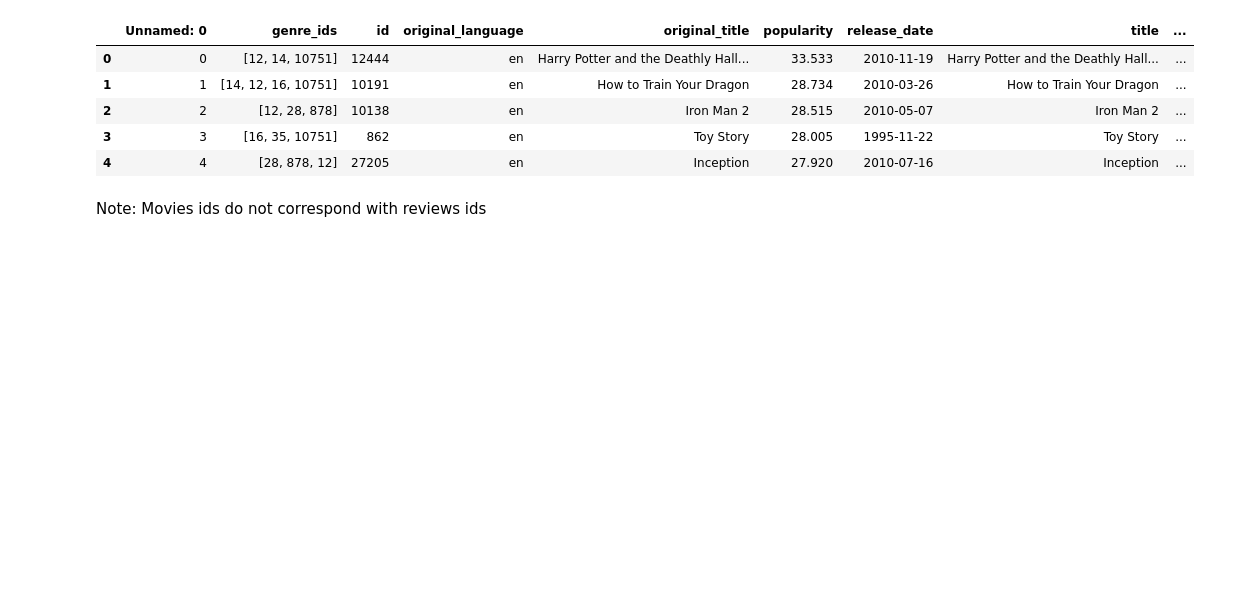
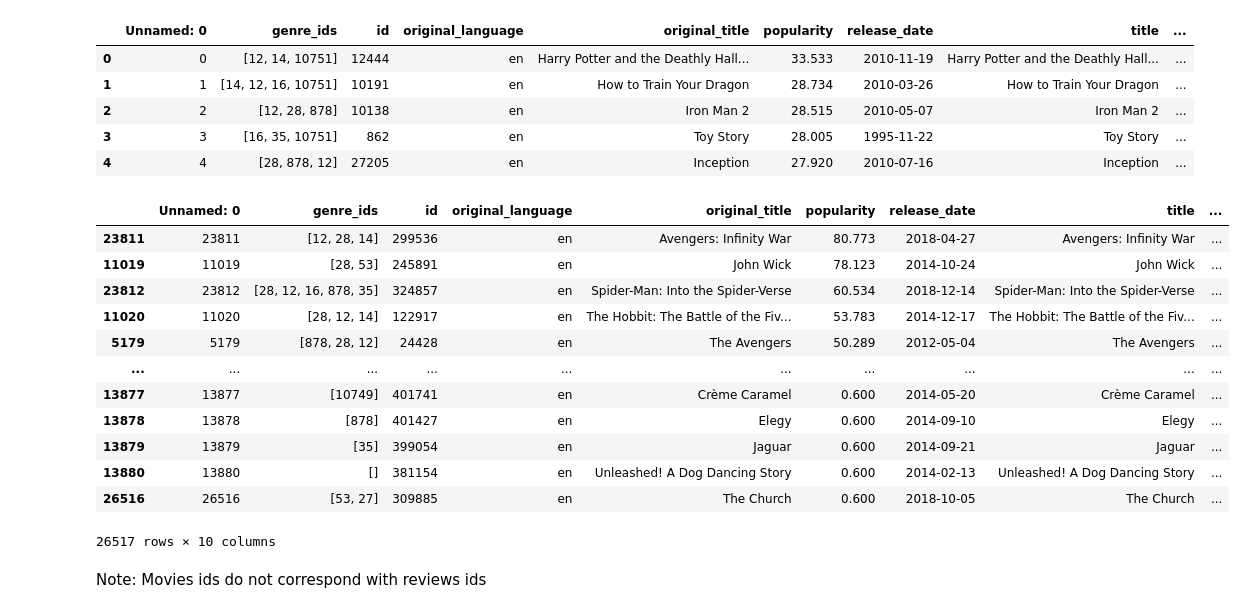
Before and after one commit to abwilliamss/AIAcademy-capstone, a Jupyter notebook: Saniya's Initial Data Analysis.ipynb, the cells around one changed output. Cells and saved outputs as stored; diff of their text form; code cells hidden in the pictures; blank space fills up the shorter version.

```diff
--- a/Saniya's Initial Data Analysis.ipynb
+++ b/Saniya's Initial Data Analysis.ipynb
@@ -47,6 +47,22 @@ movies.head()
 | 2 | 2 | [12, 28, 878] | 10138 | en | Iron Man 2 | 28.515 | 2010-05-07 | Iron Man 2 | ... |
 | 3 | 3 | [16, 35, 10751] | 862 | en | Toy Story | 28.005 | 1995-11-22 | Toy Story | ... |
 | 4 | 4 | [28, 878, 12] | 27205 | en | Inception | 27.920 | 2010-07-16 | Inception | ... |
+# %%
+movies.sort_values('popularity', ascending=[False])
+# %% [output]
+|  | Unnamed: 0 | genre_ids | id | original_language | original_title | popularity | release_date | title | ... |
+| 23811 | 23811 | [12, 28, 14] | 299536 | en | Avengers: Infinity War | 80.773 | 2018-04-27 | Avengers: Infinity War | ... |
+| 11019 | 11019 | [28, 53] | 245891 | en | John Wick | 78.123 | 2014-10-24 | John Wick | ... |
+| 23812 | 23812 | [28, 12, 16, 878, 35] | 324857 | en | Spider-Man: Into the Spider-Verse | 60.534 | 2018-12-14 | Spider-Man: Into the Spider-Verse | ... |
+| 11020 | 11020 | [28, 12, 14] | 122917 | en | The Hobbit: The Battle of the Fiv... | 53.783 | 2014-12-17 | The Hobbit: The Battle of the Fiv... | ... |
+| 5179 | 5179 | [878, 28, 12] | 24428 | en | The Avengers | 50.289 | 2012-05-04 | The Avengers | ... |
+| ... | ... | ... | ... | ... | ... | ... | ... | ... | ... |
+| 13877 | 13877 | [10749] | 401741 | en | Crème Caramel | 0.600 | 2014-05-20 | Crème Caramel | ... |
+| 13878 | 13878 | [878] | 401427 | en | Elegy | 0.600 | 2014-09-10 | Elegy | ... |
+| 13879 | 13879 | [35] | 399054 | en | Jaguar | 0.600 | 2014-09-21 | Jaguar | ... |
+| 13880 | 13880 | [] | 381154 | en | Unleashed! A Dog Dancing Story | 0.600 | 2014-02-13 | Unleashed! A Dog Dancing Story | ... |
+| 26516 | 26516 | [53, 27] | 309885 | en | The Church | 0.600 | 2018-10-05 | The Church | ... |
+26517 rows × 10 columns
 # %% [markdown]
 Note: Movies ids do not correspond with reviews ids
 # %%
```
Also changed, not shown: parts of 9 cells of this notebook.
